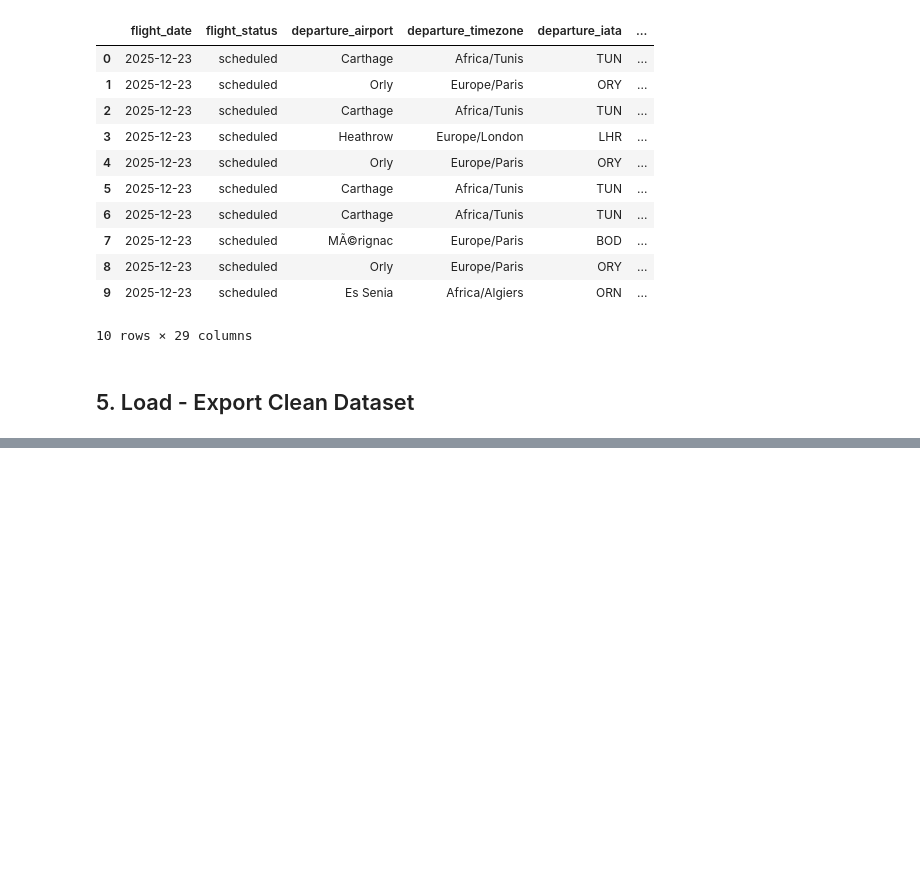
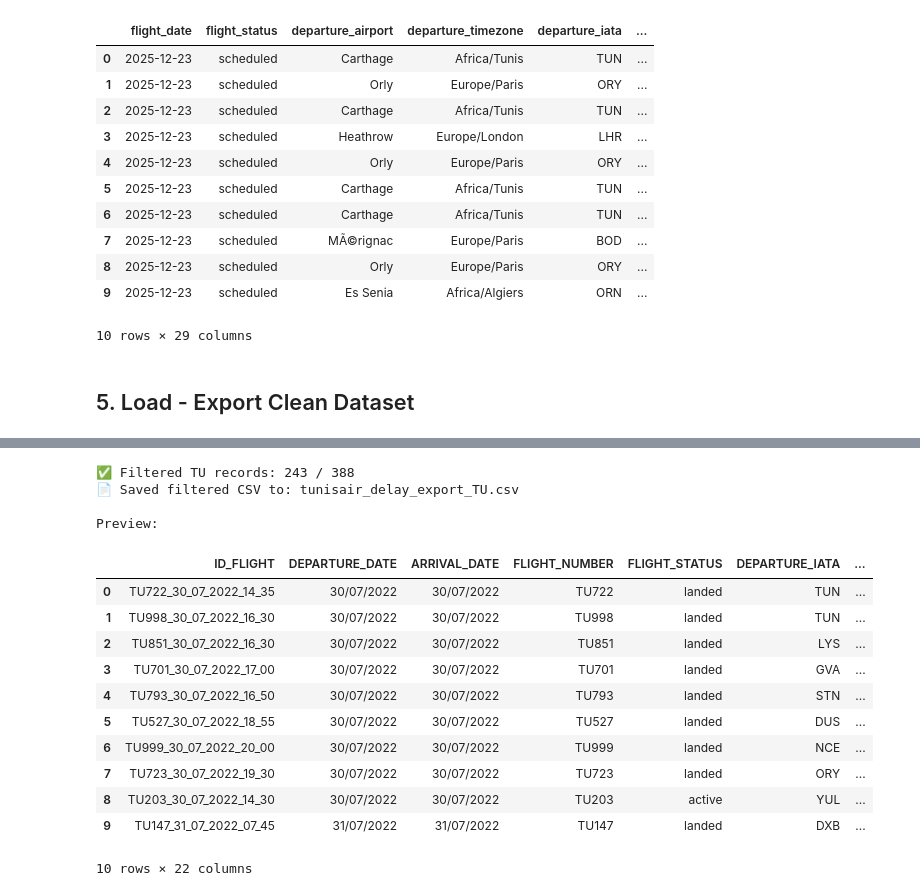
Before and after one commit to ahmed-mr1/Tunisair-Services-Analytics, a Jupyter notebook: Tunair_etl.ipynb, the cells around one changed output, grey strips where cells are left out. Drawn from its saved outputs; the diff is of its cells as text; code cells hidden in the pictures; blank space fills up the shorter version.

Commit message:
Converted db file to csv, filtered by Airline TU

```diff
--- a/Tunair_etl.ipynb
+++ b/Tunair_etl.ipynb
@@ -527 +527,39 @@ Records exported: 808
 Columns exported: 29
+# %%
+# Filter tunisair_delay_export.csv by AIRLINE == 'TU' and export
+import pandas as pd
+
+input_file = 'tunisair_delay_export.csv'
+output_file = 'tunisair_delay_export_TU.csv'
+
+try:
+    df = pd.read_csv(input_file, encoding='utf-8')
+    if 'AIRLINE' not in df.columns:
+        raise KeyError("Required column 'AIRLINE' not found in the CSV")
+
+    df_tu = df[df['AIRLINE'] == 'TU']
+    df_tu.to_csv(output_file, index=False, encoding='utf-8')
+
+    print(f"✅ Filtered TU records: {len(df_tu)} / {len(df)}")
+    print(f"📄 Saved filtered CSV to: {output_file}")
+    print("\nPreview:")
+    display(df_tu.head(10))
+except Exception as e:
+    print(f"Error filtering file '{input_file}': {e}")
+# %% [output]
+✅ Filtered TU records: 243 / 388
+📄 Saved filtered CSV to: tunisair_delay_export_TU.csv
+
+Preview:
+|  | ID_FLIGHT | DEPARTURE_DATE | ARRIVAL_DATE | FLIGHT_NUMBER | FLIGHT_STATUS | DEPARTURE_IATA | ... |
+| 0 | TU722_30_07_2022_14_35 | 30/07/2022 | 30/07/2022 | TU722 | landed | TUN | ... |
+| 1 | TU998_30_07_2022_16_30 | 30/07/2022 | 30/07/2022 | TU998 | landed | TUN | ... |
+| 2 | TU851_30_07_2022_16_30 | 30/07/2022 | 30/07/2022 | TU851 | landed | LYS | ... |
+| 3 | TU701_30_07_2022_17_00 | 30/07/2022 | 30/07/2022 | TU701 | landed | GVA | ... |
+| 4 | TU793_30_07_2022_16_50 | 30/07/2022 | 30/07/2022 | TU793 | landed | STN | ... |
+| 5 | TU527_30_07_2022_18_55 | 30/07/2022 | 30/07/2022 | TU527 | landed | DUS | ... |
+| 6 | TU999_30_07_2022_20_00 | 30/07/2022 | 30/07/2022 | TU999 | landed | NCE | ... |
+| 7 | TU723_30_07_2022_19_30 | 30/07/2022 | 30/07/2022 | TU723 | landed | ORY | ... |
+| 8 | TU203_30_07_2022_14_30 | 30/07/2022 | 30/07/2022 | TU203 | active | YUL | ... |
+| 9 | TU147_31_07_2022_07_45 | 31/07/2022 | 31/07/2022 | TU147 | landed | DXB | ... |
+10 rows × 22 columns
```
Also changed, not shown: parts of 14 cells of this notebook, 8 other files.
